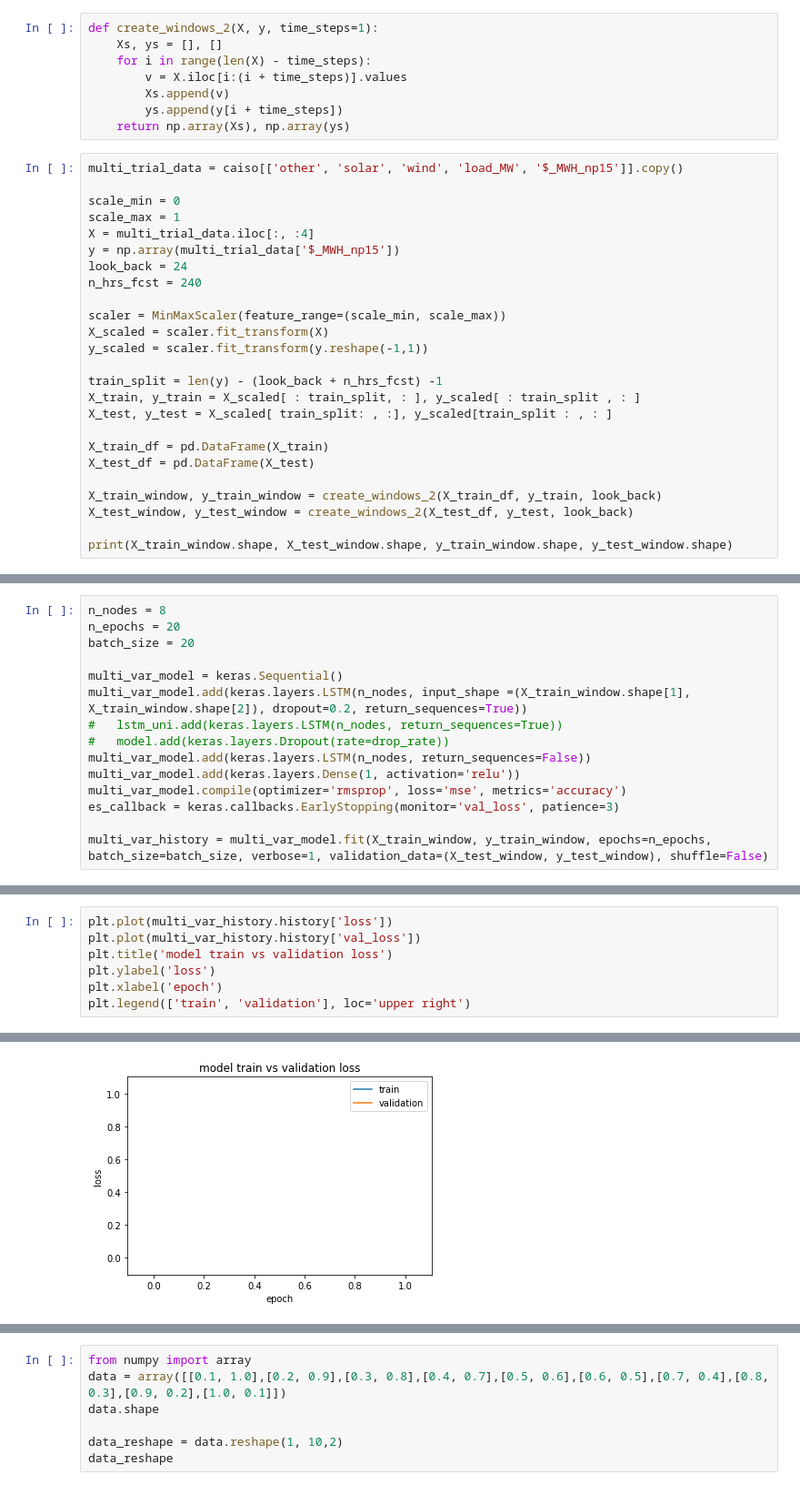
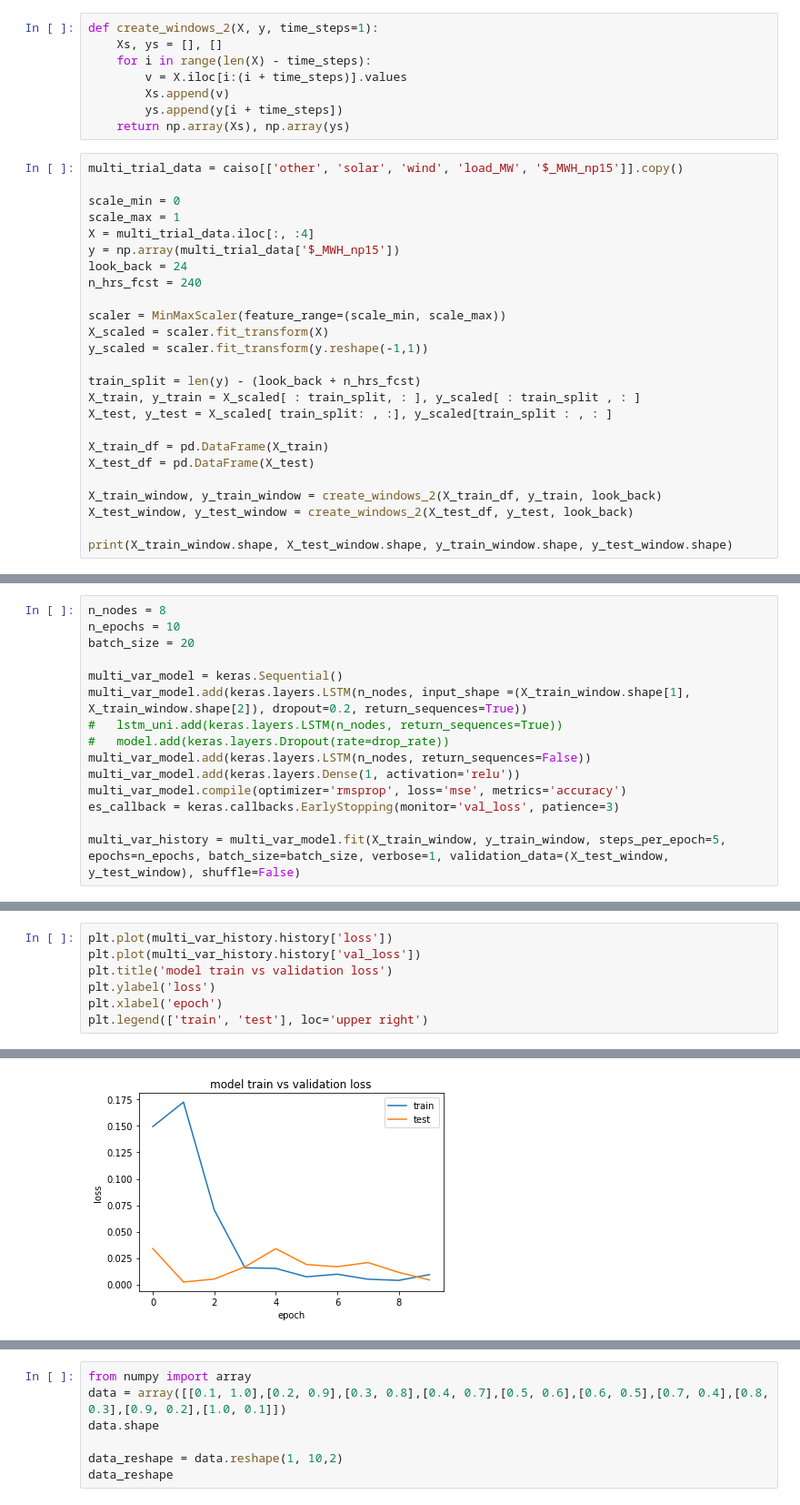
Before and after one commit to Morgan-Sell/caiso-price-forecast, a Jupyter notebook: Final.ipynb, the cells around one changed output, grey strips where cells are left out. Shown at 91% size. Saved outputs shown, nothing was run; the diff lists cells and outputs as text.

```diff
--- a/Final.ipynb
+++ b/Final.ipynb
@@ -827,7 +827,7 @@ scaler = MinMaxScaler(feature_range=(scale_min, scale_max))
 X_scaled = scaler.fit_transform(X)
 y_scaled = scaler.fit_transform(y.reshape(-1,1))
 
-train_split = len(y) - (look_back + n_hrs_fcst) -1
+train_split = len(y) - (look_back + n_hrs_fcst)
 X_train, y_train = X_scaled[ : train_split, : ], y_scaled[ : train_split , : ]
 X_test, y_test = X_scaled[ train_split: , :], y_scaled[train_split : , : ]
 
@@ -863,6 +843,6 @@ array([[[2.95670378e-01, 3.10778095e-03, 5.81529382e-02, 2.67747494e-01],
 # %%
 n_nodes = 8
-n_epochs = 20
+n_epochs = 10
 batch_size = 20
 
 multi_var_model = keras.Sequential()
@@ -874,5 +854,5 @@ multi_var_model.add(keras.layers.Dense(1, activation='relu'))
 multi_var_model.compile(optimizer='rmsprop', loss='mse', metrics='accuracy')
 es_callback = keras.callbacks.EarlyStopping(monitor='val_loss', patience=3)
 
-multi_var_history = multi_var_model.fit(X_train_window, y_train_window, epochs=n_epochs, batch_size=batch_size, verbose=1, validation_data=(X_test_window, y_test_window), shuffle=False)
+multi_var_history = multi_var_model.fit(X_train_window, y_train_window, steps_per_epoch=5, epochs=n_epochs, batch_size=batch_size, verbose=1, validation_data=(X_test_window, y_test_window), shuffle=False)
 # %% [output]
@@ -896,10 +879,10 @@ Epoch 20/20
 # %%
 plt.plot(multi_var_history.history['loss'])
 plt.plot(multi_var_history.history['val_loss'])
 plt.title('model train vs validation loss')
 plt.ylabel('loss')
 plt.xlabel('epoch')
-plt.legend(['train', 'validation'], loc='upper right')
+plt.legend(['train', 'test'], loc='upper right')
 # %% [output]
 <matplotlib.legend.Legend at 0x...>
-[figure, old version]
+[figure, new version]
```
Also changed, not shown: parts of 8 cells of this notebook.
